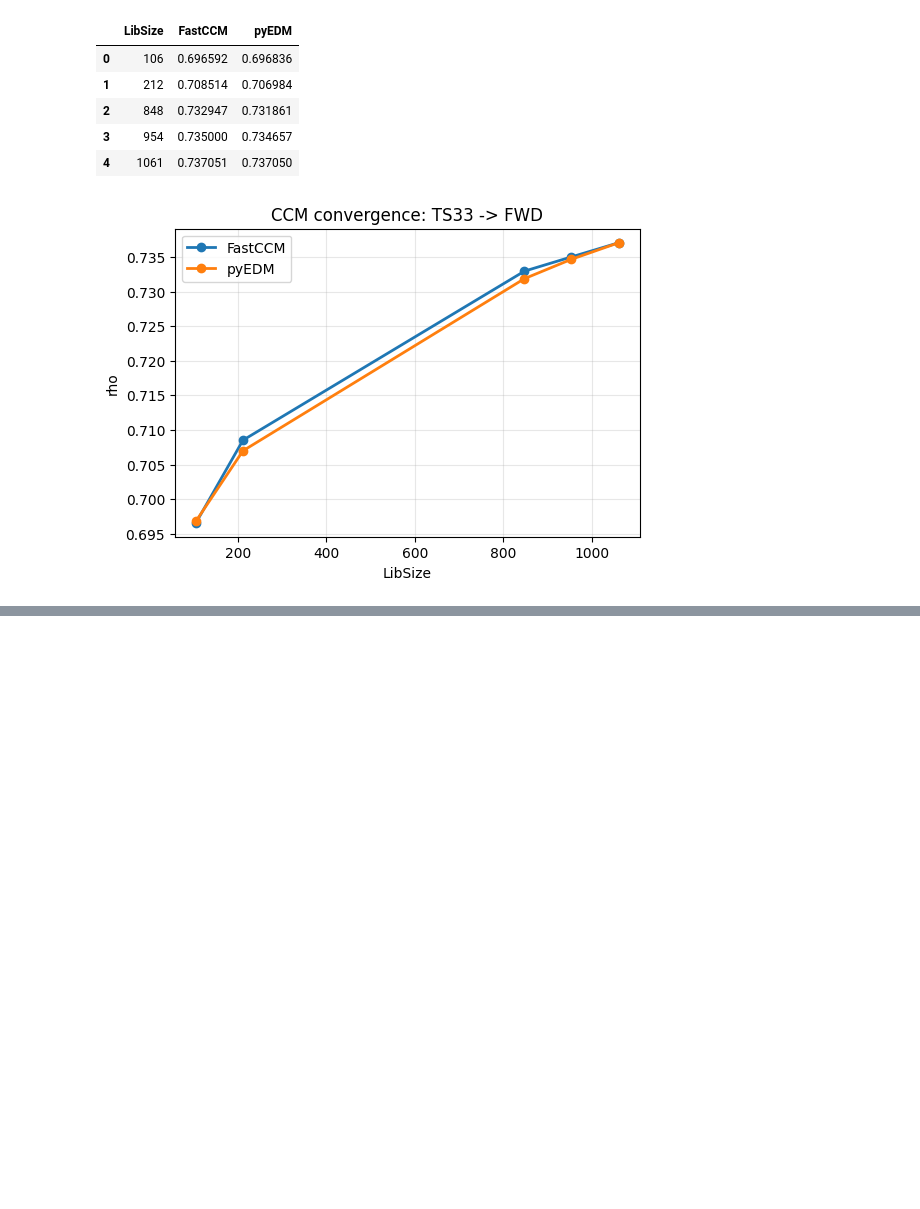
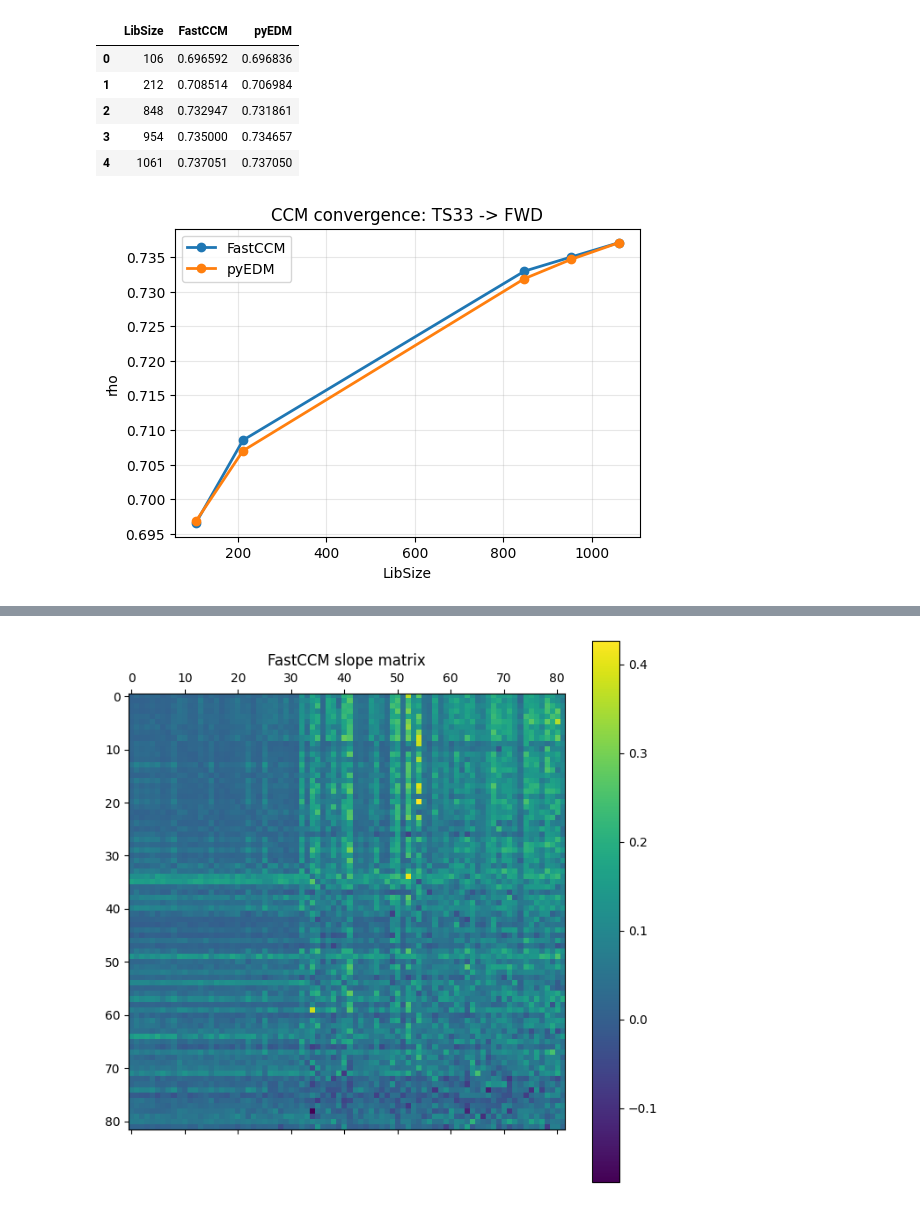
Before and after one commit to pao-unit/MDE, a Jupyter notebook: example/pyEDM_FastCCM_parity_example.ipynb, the cells around one changed output, grey strips where cells are left out. Saved outputs shown, nothing was run; the diff lists cells and outputs as text; code cells hidden in the pictures; blank space fills up the shorter version.

Commit message:
Slope matrix

```diff
--- a/example/pyEDM_FastCCM_parity_example.ipynb
+++ b/example/pyEDM_FastCCM_parity_example.ipynb
@@ -183,0 +188,99 @@ plt.show()
+# %%
+import numpy as np
+from pandas import read_csv, DataFrame
+from matplotlib import pyplot as plt
+from fastccm import PairwiseCCM, utils as fastccm_utils
+
+# Re-load the Fly data so this section can run independently.
+df = read_csv("../data/Fly80XY_norm_1061.csv")
+
+def slope_matrix_from_curves(lib_sizes, matrices_by_lib_size):
+    x = np.asarray(lib_sizes, dtype=float)
+    x = x / x[-1]
+    x_centered = x - x.mean()
+    denom = np.sum(x_centered ** 2)
+
+    matrix_stack = np.stack(
+        [matrices_by_lib_size[lib_size].to_numpy(dtype=float) for lib_size in lib_sizes],
+        axis=0,
+    )
+    matrix_stack = np.nan_to_num(matrix_stack, nan=0.0)
+    y_centered = matrix_stack - matrix_stack.mean(axis=0, keepdims=True)
+
+    return np.tensordot(x_centered, y_centered, axes=(0, 0)) / denom
+
+
+E_fixed = 7
+sample = 50
+pLibSizes = [10, 20, 80, 90]
+tau = 1
+Tp = 0
+seed = 3
+slope_threshold = 0.05
+
+columns = [column for column in df.columns if column != "index"]
+libSizes = [int(len(df) * p / 100) for p in pLibSizes]
+tau_abs = abs(tau)
+
+# Embed every source once, then score all source/target pairs at each library size.
+embeddings_X = [
+    np.array(
+        fastccm_utils.embed(df[column].to_numpy()[:, None], E=E_fixed, tau=tau_abs)[0],
+        copy=True,
+        order="C",
+    )
+    for column in columns
+]
+embeddings_Y = [
+    np.array(df[column].to_numpy()[:, None], copy=True, order="C")
+    for column in columns
+]
+
+ccm = PairwiseCCM(device="cpu", memory_budget_gb=3)
+rho_matrices = {}
+
+for i, lib_size in enumerate(libSizes):
+    trial_scores = []
+    for trial in range(sample):
+        scores = ccm.score_matrix(
+            X_emb=embeddings_X,
+            Y_emb=embeddings_Y,
+            library_size=lib_size,
+            sample_size=None,
+            exclusion_window=0,
+            tp=Tp,
+            method="simplex",
+            seed=seed + trial,
+            clean_after=(i == len(libSizes) - 1 and trial == sample - 1),
+        )
+        trial_scores.append(scores[0])
+
+    rho_matrices[lib_size] = DataFrame(
+        np.mean(trial_scores, axis=0),
+        index=columns,
+        columns=columns,
+    )
+
+slope_matrix = DataFrame(
+    slope_matrix_from_curves(libSizes, rho_matrices),
+    index=columns,
+    columns=columns,
+).T
+last_libsize_matrix = rho_matrices[libSizes[-1]].T
+masked_last_libsize_matrix = last_libsize_matrix.where(slope_matrix > slope_threshold)
+
+display(slope_matrix.round(4))
+display(masked_last_libsize_matrix.round(4))
+
+plt.figure(figsize=(8, 8))
+plt.matshow(slope_matrix, fignum=False)
+plt.title("FastCCM slope matrix")
+plt.colorbar()
+plt.show()
+
+plt.figure(figsize=(8, 8))
+plt.matshow(masked_last_libsize_matrix, fignum=False)
+plt.title(f"FastCCM last-libsize CCM matrix masked by slope > {slope_threshold}")
+plt.colorbar()
+plt.show()
+# %% [output]
@@ -183,0 +313 @@ plt.show()
+[figure, added]
```
Also changed, not shown: parts of 3 cells of this notebook.
